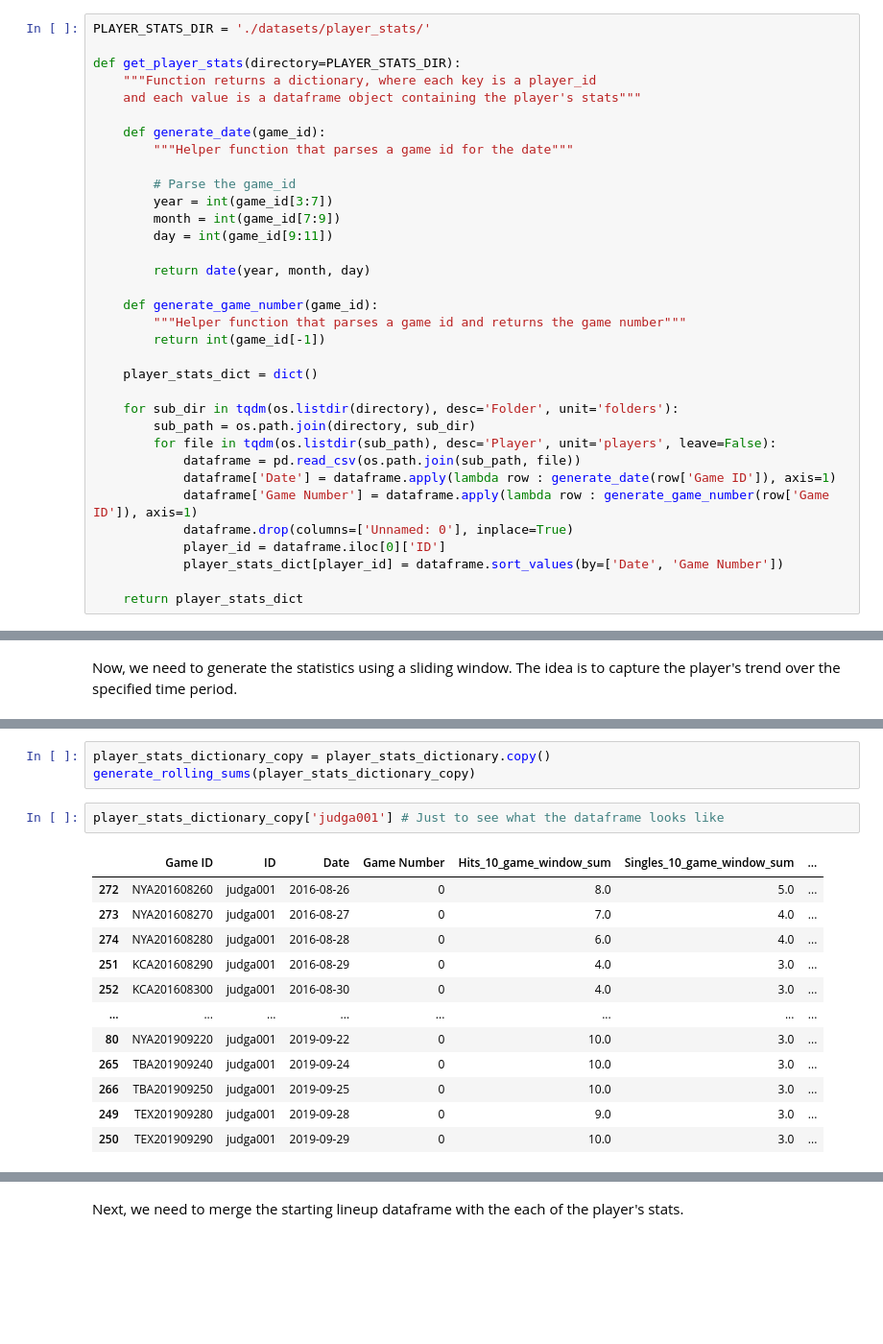
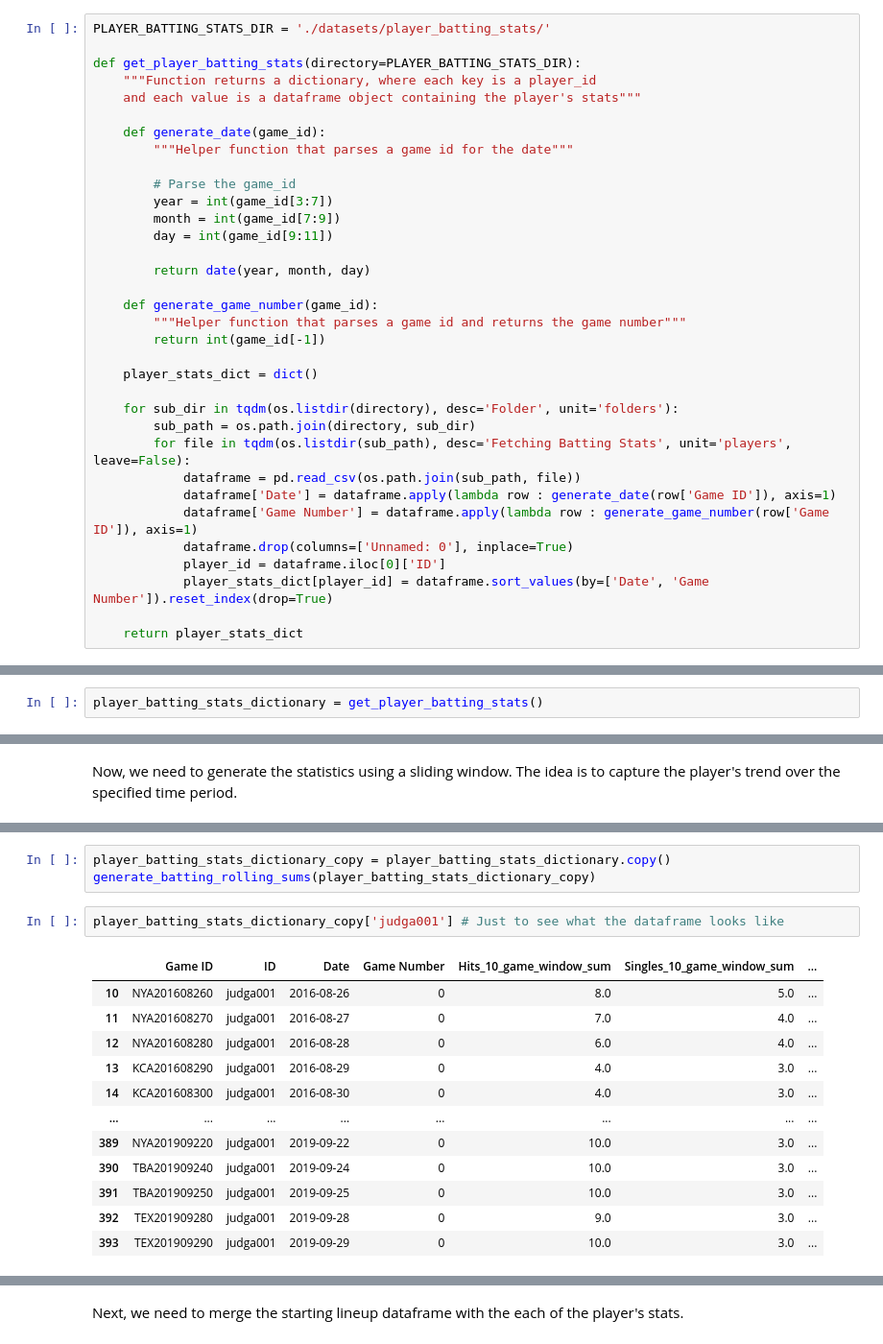
Before and after one commit to samkasbawala/sdp_team_32, a Jupyter notebook: deep_learning.ipynb, the cells around one changed output, grey strips where cells are left out. Shown at 96% size. Cells and saved outputs as stored; diff of their text form; blank space fills up the shorter version.

```diff
--- a/deep_learning.ipynb
+++ b/deep_learning.ipynb
@@ -331,9 +330,9 @@ get_starting_lineups()
 # %% [markdown]
 Next, let's create a function that get's all of the player statistics that Mickey generated using the retrosheet files. We'll store them in a dictionary so they are easier to access.
 # %%
-PLAYER_STATS_DIR = './datasets/player_stats/'
+PLAYER_BATTING_STATS_DIR = './datasets/player_batting_stats/'
 
-def get_player_stats(directory=PLAYER_STATS_DIR):
+def get_player_batting_stats(directory=PLAYER_BATTING_STATS_DIR):
     """Function returns a dictionary, where each key is a player_id
     and each value is a dataframe object containing the player's stats"""
 
@@ -355,12 +354,12 @@ def get_player_stats(directory=PLAYER_STATS_DIR):
 
     for sub_dir in tqdm(os.listdir(directory), desc='Folder', unit='folders'):
         sub_path = os.path.join(directory, sub_dir)
-        for file in tqdm(os.listdir(sub_path), desc='Player', unit='players', leave=False):
+        for file in tqdm(os.listdir(sub_path), desc='Fetching Batting Stats', unit='players', leave=False):
             dataframe = pd.read_csv(os.path.join(sub_path, file))
             dataframe['Date'] = dataframe.apply(lambda row : generate_date(row['Game ID']), axis=1)
             dataframe['Game Number'] = dataframe.apply(lambda row : generate_game_number(row['Game ID']), axis=1)
             dataframe.drop(columns=['Unnamed: 0'], inplace=True)
             player_id = dataframe.iloc[0]['ID']
-            player_stats_dict[player_id] = dataframe.sort_values(by=['Date', 'Game Number'])
+            player_stats_dict[player_id] = dataframe.sort_values(by=['Date', 'Game Number']).reset_index(drop=True)
 
     return player_stats_dict
@@ -369 +366,3 @@ player_stats_dictionary = get_player_stats()
+# %%
+player_batting_stats_dictionary = get_player_batting_stats()
 # %%
@@ -422,21 +425,21 @@ def generate_rolling_sums(dictionary, window=10):
         df.dropna(inplace=True)
 
         dictionary[k] = df
-# %%
-player_stats_dictionary_copy = player_stats_dictionary.copy()
-generate_rolling_sums(player_stats_dictionary_copy)
+# %%
+player_batting_stats_dictionary_copy = player_batting_stats_dictionary.copy()
+generate_batting_rolling_sums(player_batting_stats_dictionary_copy)
 # %%
-player_stats_dictionary_copy['judga001'] # Just to see what the dataframe looks like
+player_batting_stats_dictionary_copy['judga001'] # Just to see what the dataframe looks like
 # %% [output]
 |  | Game ID | ID | Date | Game Number | Hits_10_game_window_sum | Singles_10_game_window_sum | ... |
-| 272 | NYA201608260 | judga001 | 2016-08-26 | 0 | 8.0 | 5.0 | ... |
-| 273 | NYA201608270 | judga001 | 2016-08-27 | 0 | 7.0 | 4.0 | ... |
-| 274 | NYA201608280 | judga001 | 2016-08-28 | 0 | 6.0 | 4.0 | ... |
-| 251 | KCA201608290 | judga001 | 2016-08-29 | 0 | 4.0 | 3.0 | ... |
-| 252 | KCA201608300 | judga001 | 2016-08-30 | 0 | 4.0 | 3.0 | ... |
+| 10 | NYA201608260 | judga001 | 2016-08-26 | 0 | 8.0 | 5.0 | ... |
+| 11 | NYA201608270 | judga001 | 2016-08-27 | 0 | 7.0 | 4.0 | ... |
+| 12 | NYA201608280 | judga001 | 2016-08-28 | 0 | 6.0 | 4.0 | ... |
+| 13 | KCA201608290 | judga001 | 2016-08-29 | 0 | 4.0 | 3.0 | ... |
+| 14 | KCA201608300 | judga001 | 2016-08-30 | 0 | 4.0 | 3.0 | ... |
 | ... | ... | ... | ... | ... | ... | ... | ... |
-| 80 | NYA201909220 | judga001 | 2019-09-22 | 0 | 10.0 | 3.0 | ... |
-| 265 | TBA201909240 | judga001 | 2019-09-24 | 0 | 10.0 | 3.0 | ... |
-| 266 | TBA201909250 | judga001 | 2019-09-25 | 0 | 10.0 | 3.0 | ... |
-| 249 | TEX201909280 | judga001 | 2019-09-28 | 0 | 9.0 | 3.0 | ... |
-| 250 | TEX201909290 | judga001 | 2019-09-29 | 0 | 10.0 | 3.0 | ... |
+| 389 | NYA201909220 | judga001 | 2019-09-22 | 0 | 10.0 | 3.0 | ... |
+| 390 | TBA201909240 | judga001 | 2019-09-24 | 0 | 10.0 | 3.0 | ... |
+| 391 | TBA201909250 | judga001 | 2019-09-25 | 0 | 10.0 | 3.0 | ... |
+| 392 | TEX201909280 | judga001 | 2019-09-28 | 0 | 9.0 | 3.0 | ... |
+| 393 | TEX201909290 | judga001 | 2019-09-29 | 0 | 10.0 | 3.0 | ... |
```
Also changed, not shown: parts of 35 cells of this notebook.
